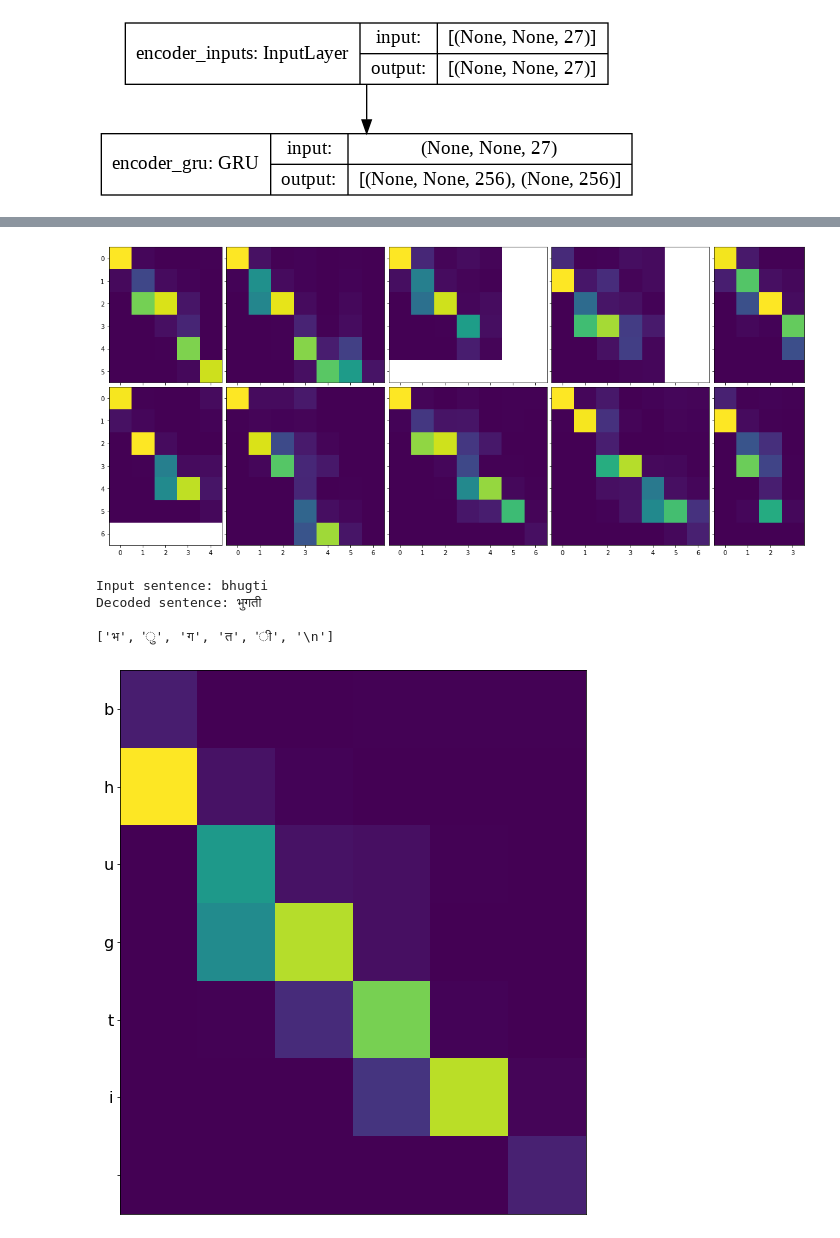
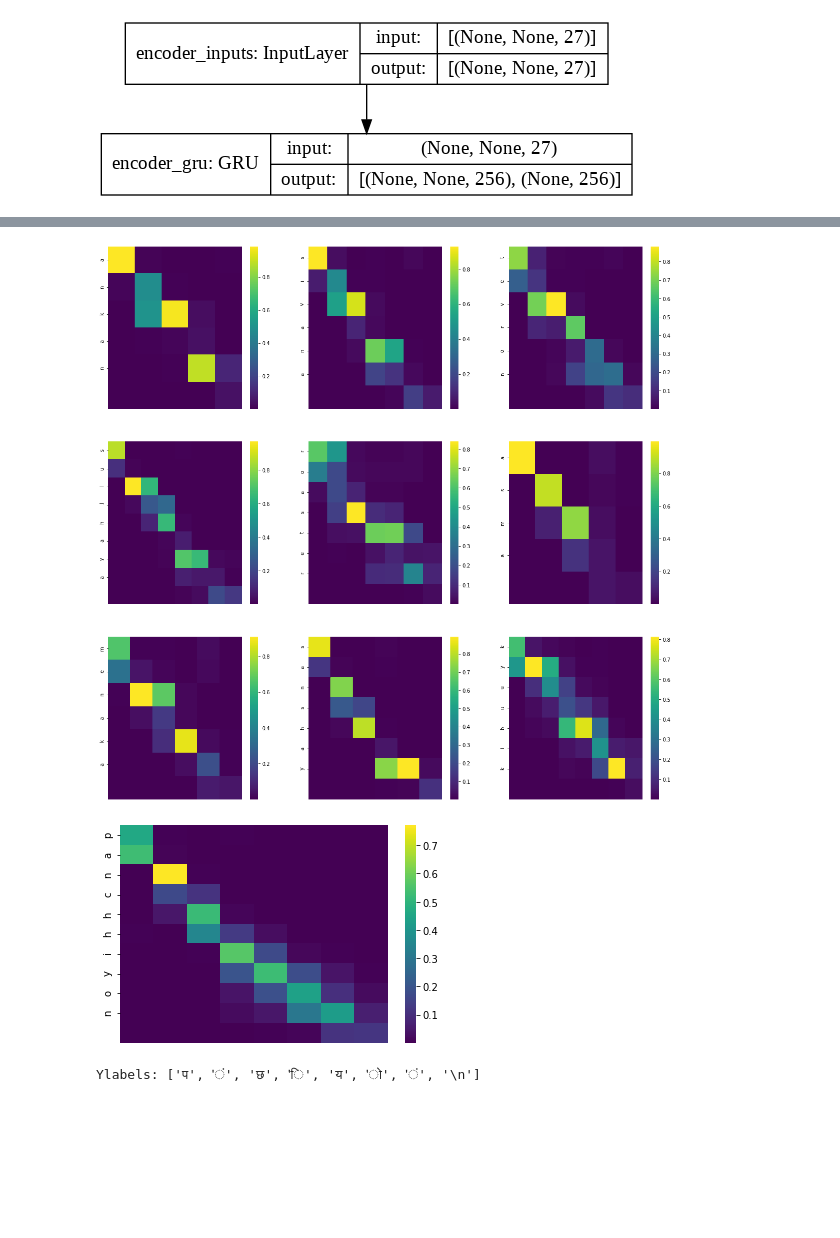
Before and after one commit to a-pt/cs6910-Assignment-3, a Jupyter notebook: Bestmodel_attention.ipynb, the cells around one changed output, grey strips where cells are left out. Cells and saved outputs as stored; diff of their text form; code cells hidden in the pictures; blank space fills up the shorter version.

```diff
--- a/Bestmodel_attention.ipynb
+++ b/Bestmodel_attention.ipynb
@@ -479,43 +491,43 @@ valid = 0
 beam_search=4
 index=0
 hm_plots=[]
+ylabel=[]
+fig = plt.figure(figsize = (20,20)) # width x height
+axis = []
+for i in range(9):
+  axis.append(fig.add_subplot(3, 3, i+1))
 while True:
     prediction = ""
     sequence_ip=[]
     seq_index=random.randint(0,len(test_input_texts))
     for ch in test_input_texts[seq_index]:
       sequence_ip.append(input_token_index[ch])
     input_seq = test_encoder_input_data[seq_index : seq_index + 1]
     decoded_sentence, attention_weights = decode_sequence(input_seq,beam_search)
     id=0
     done=0
     for translate in decoded_sentence:
       flag=1
       for (i,j) in zip(translate,test_target_texts[seq_index]):
         if i!=j:
           flag=0
           break
       if flag==1:
         done=1
         valid += 1
         break
       id+=1
     if done==1:
       prediction = decoded_sentence[id]
       attention_mat,_= plot_attention_weights(sequence_ip, attention_weights)
-      hm_plots.append(attention_mat)
+      yticklabels = [reverse_input_char_index[inp] if inp != 0 else "<Res>" for inp in sequence_ip]
+      hm = sn.heatmap(data=attention_mat, xticklabels=xticklabels, yticklabels=yticklabels,cmap='viridis',ax=axis[index])
       index+=1
-    if index==10:
+    if index==9:
       break
-
-
-fig = plt.figure(figsize=(20., 20.))
-grid = ImageGrid(fig, 111, nrows_ncols=(2, 5), axes_pad=0.1,)
-
-for ax, im in zip(grid, hm_plots):
-    ax.imshow(im)
+plt.show()
 # %% [output]
-[figure, old version]
+[figure, new version]
 # %%
 beam_search=4
 prediction = ""
@@ -542,25 +554,23 @@ while True:
   if done==1:
     prediction = decoded_sentence[id]
     attention_mat,decoder_inp = plot_attention_weights(sequence_ip, attention_weights)
-    fig, ax = plt.subplots(figsize=(10, 10))
-    ax.set_xticks(np.arange(attention_mat.shape[1]))
-    #ax.set_xticklabels([reverse_target_char_index[inp] if inp != 0 else "<Res>" for inp in dec_inputs])
-    ax.set_yticks(np.arange(attention_mat.shape[0]))
-    ax.set_yticklabels([reverse_input_char_index[inp] if inp != 0 else "<Res>" for inp in sequence_ip])
-    ax.tick_params(labelsize=16)
-    ax.tick_params(axis='x', labelrotation=90)
-    ax.tick_params(axis='x',which='both', bottom=False, top=False, labelbottom=False)
-    ax.imshow(attention_mat)
+    # setting the parameter values
+    #xticklabels = [reverse_target_char_index[inp] if inp != 0 else "<Res>" for inp in decoder_inp]
+    xticklabels = False
+    yticklabels = [reverse_input_char_index[inp] if inp != 0 else "<Res>" for inp in sequence_ip]
+
+    # plotting the heatmap
+    hm = sn.heatmap(data=attention_mat,
+                    xticklabels=xticklabels,
+                    yticklabels=yticklabels,cmap='viridis')
+
+    # displaying the plotted heatmap
+    plt.show()
     break
-print("Input sentence:", test_input_texts[seq_index])
-print("Decoded sentence:", prediction)
-print([char for char in prediction])
+print("Ylabels:",[char for char in prediction])
 # %% [output]
+[figure, new version]
-Input sentence: bhugti
-Decoded sentence: भुगती
-
-['भ', 'ु', 'ग', 'त', 'ी', '\n']
+Ylabels: ['प', 'ं', 'छ', 'ि', 'य', 'ो', 'ं', '\n']
-[figure, old version]
 # %%
 Wt = np.transpose(attention_mat)
 print(np.shape(Wt))
```
Also changed, not shown: parts of 15 cells of this notebook.
